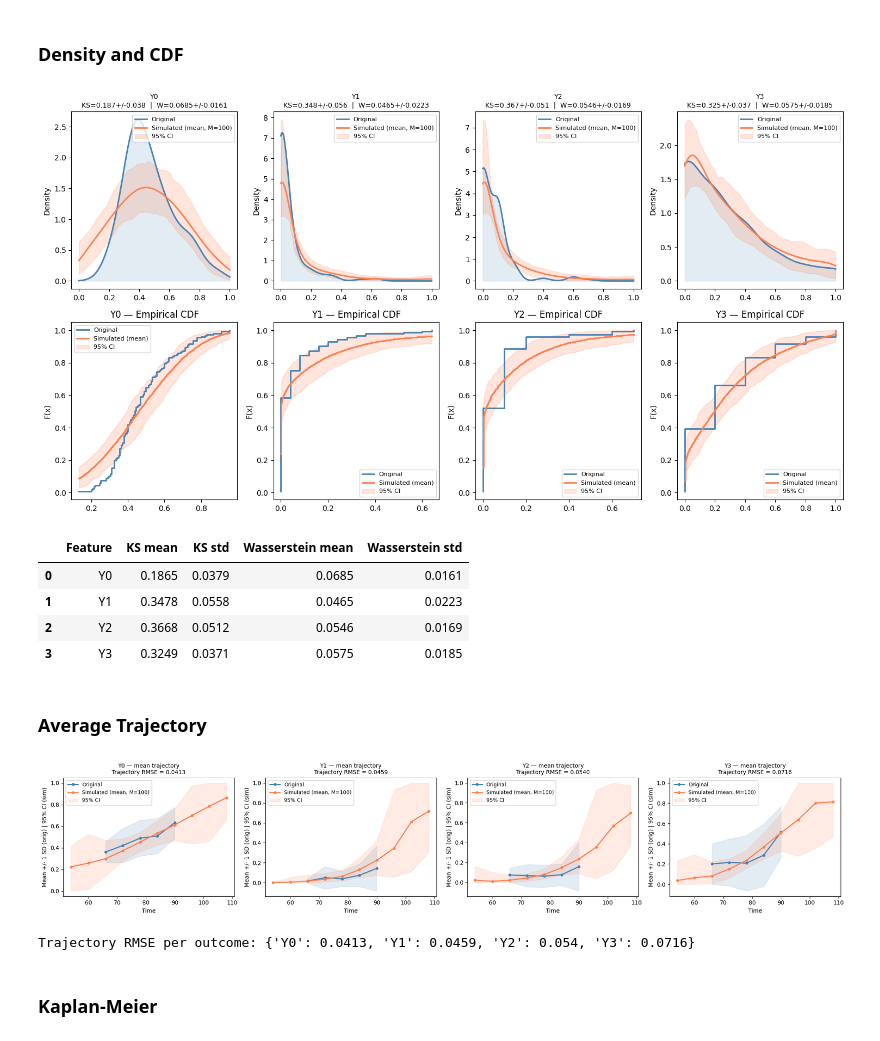
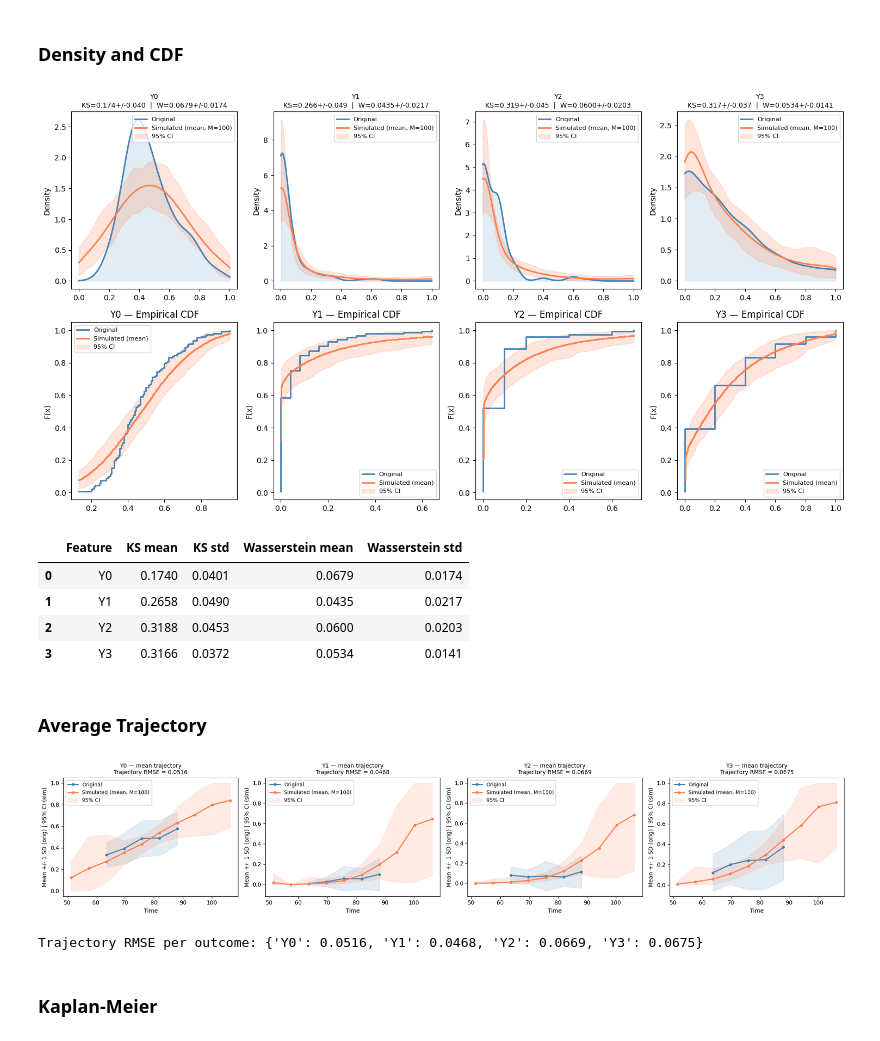
Before and after one commit to JeanJNMV/leaspy-JointSimulation, a Jupyter notebook: notebooks/2. Metrics.ipynb, the cells around one changed output. Cells and saved outputs as stored; diff of their text form; code cells hidden in the pictures.

```diff
--- a/notebooks/2. Metrics.ipynb
+++ b/notebooks/2. Metrics.ipynb
@@ -32,8 +18,12 @@ Index(['ID', 'TIME', 'EVENT_TIME', 'EVENT_BOOL', 'Y0', 'Y1', 'Y2', 'Y3'], dtype=
 import warnings
 warnings.filterwarnings("ignore", category=UserWarning)
 
+# Load data
+data = Data.from_dataframe(load_dataset("simulated_data_for_joint"), "joint")
+df = data.to_dataframe()
+
 # Load the model directly from the JSON file
-model = JointModel.load("../models/model_on_simulated_data_for_joint_10000_iterations.json")
+model = JointModel.load("../models/model_on_simulated_data_for_joint_100000_iterations.json")
 # %% [markdown]
 ### Parameters given by Optuna study
 
@@ -68,7 +58,7 @@ with io.capture_output() as captured:
     for m in tqdm(range(M), desc="Simulations"):
         df_s = model.simulate(
             algorithm="joint_simulate",
-            features=["Y0", "Y1", "Y2", "Y3"],
+            features=model.features,
             visit_parameters=visit_params,
         )
         sims.append(df_s.data.to_dataframe())
@@ -80,7 +70,7 @@ with io.capture_output() as captured:
 ### Density and CDF
 # %%
 
-feat_cols = ['Y0', 'Y1', 'Y2', 'Y3']
+feat_cols = model.features
 
 # Common x-grid (union of original range and all sims ranges)
 x_grids = {}
@@ -158,12 +148,12 @@ plt.tight_layout()
 plt.show()
 display(pd.DataFrame(summary_rows))
 # %% [output]
-[figure, old version]
+[figure, new version]
 |  | Feature | KS mean | KS std | Wasserstein mean | Wasserstein std |
-| 0 | Y0 | 0.1865 | 0.0379 | 0.0685 | 0.0161 |
-| 1 | Y1 | 0.3478 | 0.0558 | 0.0465 | 0.0223 |
-| 2 | Y2 | 0.3668 | 0.0512 | 0.0546 | 0.0169 |
-| 3 | Y3 | 0.3249 | 0.0371 | 0.0575 | 0.0185 |
+| 0 | Y0 | 0.1740 | 0.0401 | 0.0679 | 0.0174 |
+| 1 | Y1 | 0.2658 | 0.0490 | 0.0435 | 0.0217 |
+| 2 | Y2 | 0.3188 | 0.0453 | 0.0600 | 0.0203 |
+| 3 | Y3 | 0.3166 | 0.0372 | 0.0534 | 0.0141 |
 # %% [markdown]
 ### Average Trajectory
 # %%
@@ -197,36 +187,36 @@ def trajectory_comparison_avg(df, sims, outcome_cols, n_bins=10):
             ds2 = df_s.copy()
             ds2['_bin'] = pd.cut(ds2['TIME'], bins=all_bin_cats)
             m_s = ds2.groupby('_bin', observed=False)[col].mean().reindex(all_bin_cats).values
             sim_means.append(m_s)
         sim_means  = np.array(sim_means)          # (M, n_bins)
         m_sim_avg  = np.nanmean(sim_means, axis=0)
         m_sim_lo   = np.nanpercentile(sim_means, 2.5, axis=0)
         m_sim_hi   = np.nanpercentile(sim_means, 97.5, axis=0)
 
         ax.plot(bin_centers, m_sim_avg, marker='o', ms=4, lw=2,
                 label=f'Simulated (mean, M={len(sims)})', color='coral')
         ax.fill_between(bin_centers,
                         np.where(np.isnan(m_sim_lo), np.nan, m_sim_lo),
                         np.where(np.isnan(m_sim_hi), np.nan, m_sim_hi),
                         alpha=0.15, color='coral', label='95% CI')
 
         rmse = np.sqrt(np.nanmean((m_orig - m_sim_avg) ** 2))
         traj_metrics[col] = round(rmse, 4)
 
         ax.set_title(f'{col} — mean trajectory\nTrajectory RMSE = {rmse:.4f}', fontsize=10)
         ax.set_xlabel('Time')
         ax.set_ylabel('Mean +/- 1 SD (orig) | 95% CI (sim)')
         ax.legend(fontsize=9)
 
     plt.tight_layout()
     plt.show()
     return traj_metrics
 
-traj = trajectory_comparison_avg(df, sims, ['Y0', 'Y1', 'Y2', 'Y3'])
+traj = trajectory_comparison_avg(df, sims, model.features)
 print('Trajectory RMSE per outcome:', traj)
 # %% [output]
-[figure, old version]
+[figure, new version]
-Trajectory RMSE per outcome: {'Y0': 0.0413, 'Y1': 0.0459, 'Y2': 0.054, 'Y3': 0.0716}
+Trajectory RMSE per outcome: {'Y0': 0.0516, 'Y1': 0.0468, 'Y2': 0.0669, 'Y3': 0.0675}
 # %% [markdown]
 ### Kaplan-Meier
 # %%
```
Also changed, not shown: parts of 6 cells of this notebook, 3 other files.
